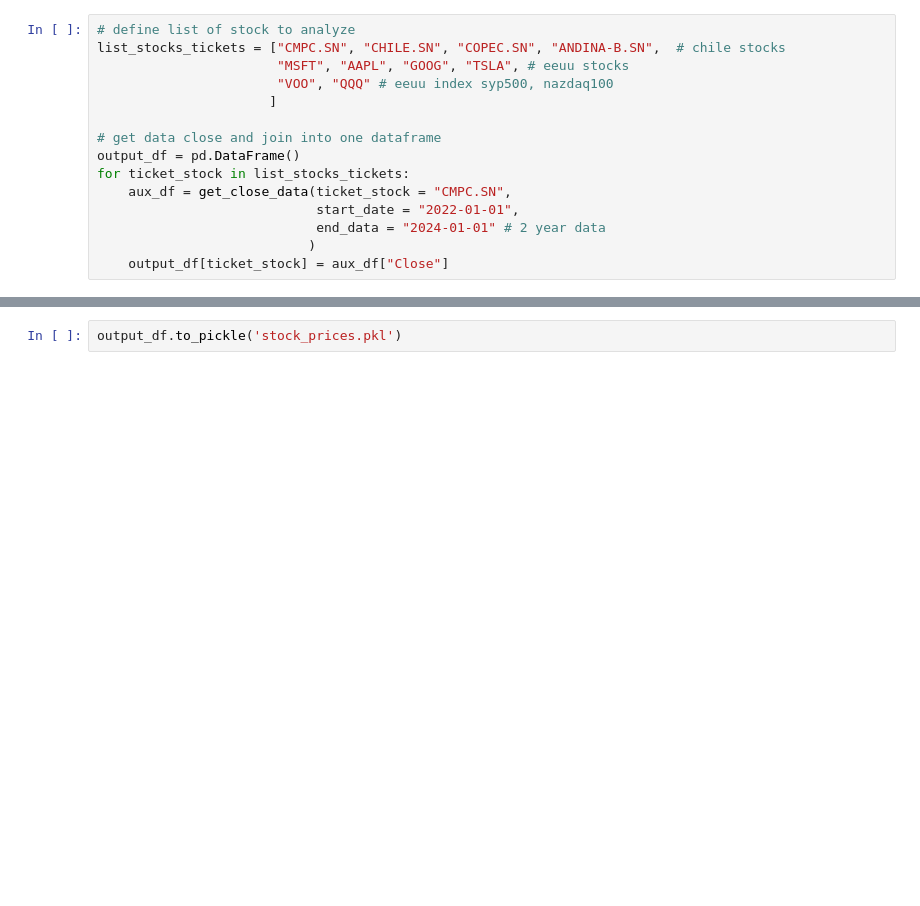
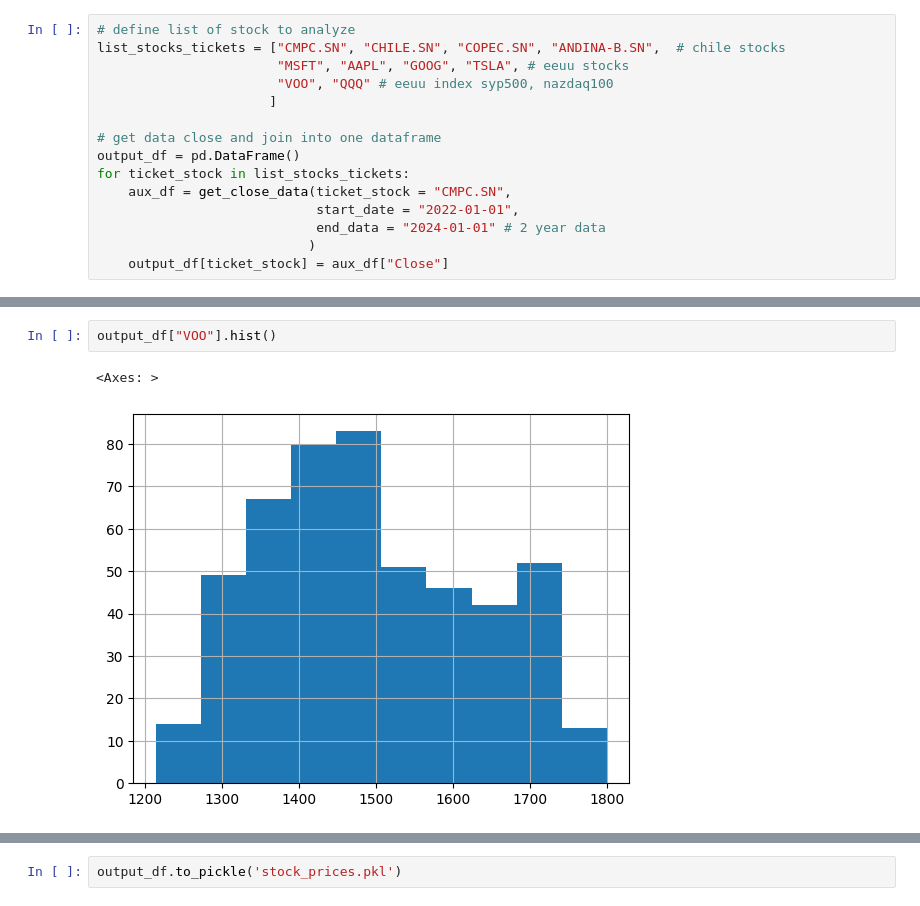
Before and after one commit to anggoro-yn/automatic-exploratory-data-analysis, a Jupyter notebook: data/generate_data.ipynb, the cells around one changed output, grey strips where cells are left out. Drawn from its saved outputs; the diff is of its cells as text; blank space fills up the shorter version.

```diff
--- a/data/generate_data.ipynb
+++ b/data/generate_data.ipynb
@@ -187,3 +187,8 @@ output_df
 | 2023-12-28 00:00:00-03:00 | 1699.901123 | 1699.901123 | 1699.901123 | 1699.901123 | 1699.901123 | 1699.901123 | 1699.901123 | 1699.901123 | 1699.901123 | 1699.901123 |
 | 2023-12-29 00:00:00-03:00 | 1699.901123 | 1699.901123 | 1699.901123 | 1699.901123 | 1699.901123 | 1699.901123 | 1699.901123 | 1699.901123 | 1699.901123 | 1699.901123 |
 497 rows × 10 columns
+# %%
+output_df["VOO"].hist()
+# %% [output]
+<Axes: >
+[figure, added]
```
Also changed, not shown: parts of 2 cells of this notebook, 5 other files.
